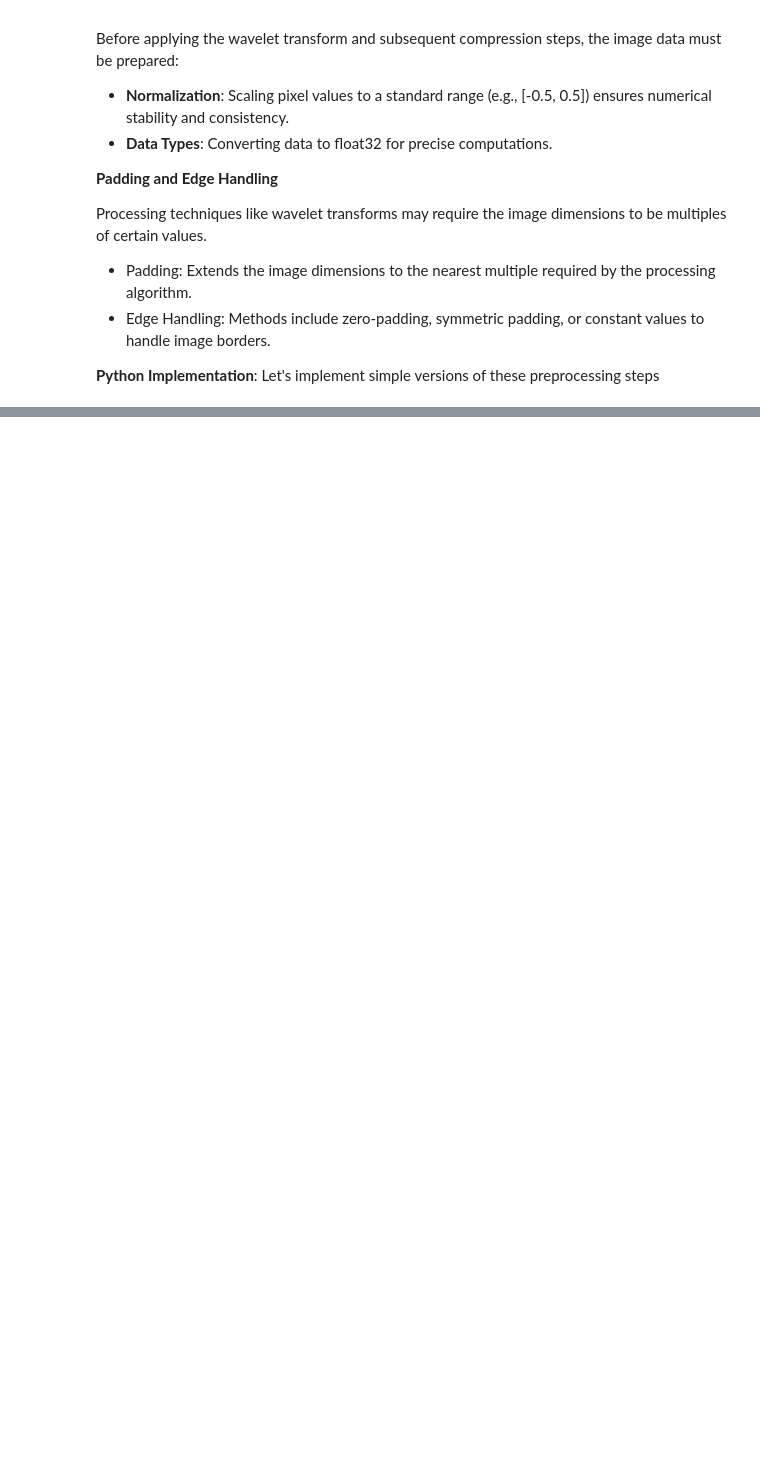
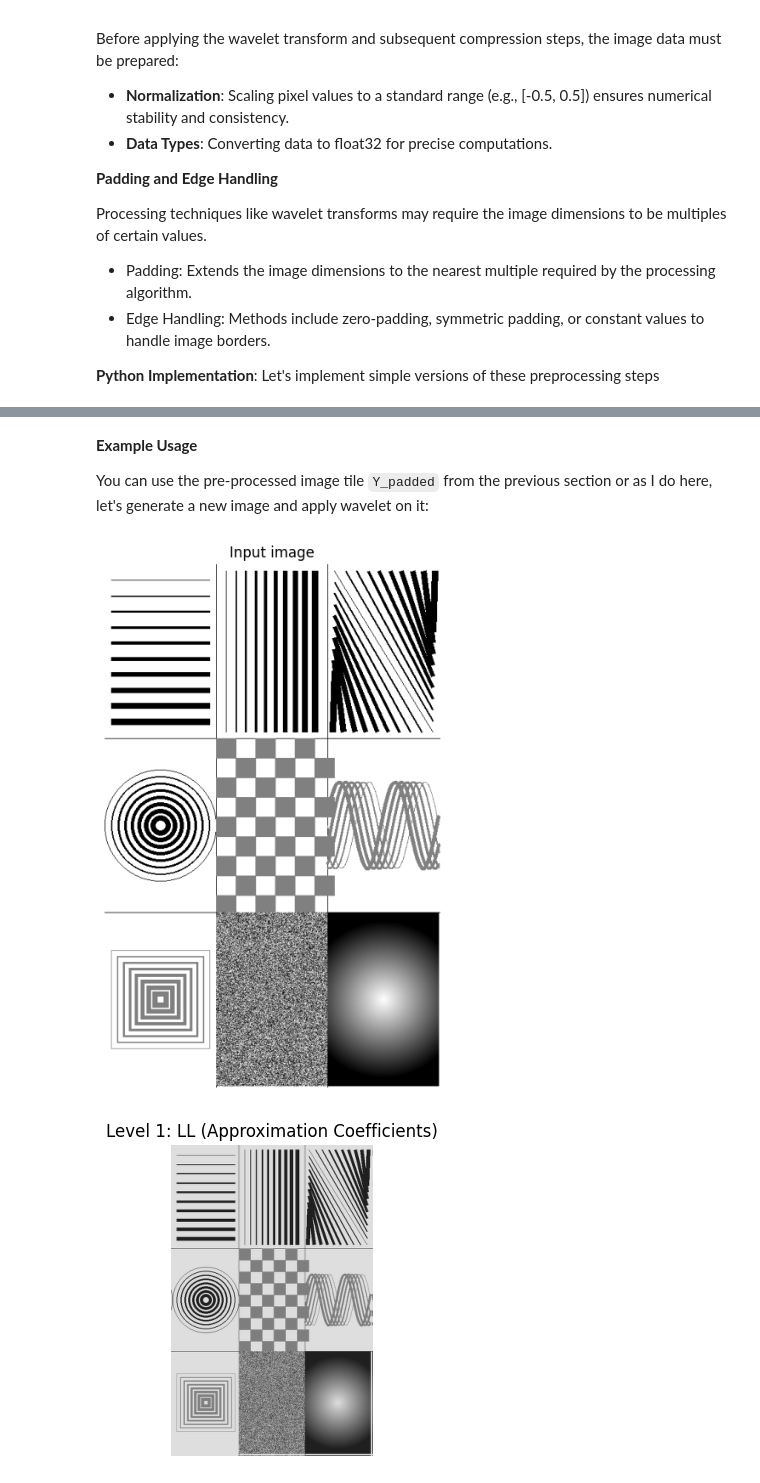
Before and after one commit to alisaaalehi/jpeg2000-mini, a Jupyter notebook: jpeg2000-tutorial.ipynb, the cells around one changed output, grey strips where cells are left out. Drawn from its saved outputs; the diff is of its cells as text; code cells hidden in the pictures; blank space fills up the shorter version.

Commit message:
Add wavelet section

```diff
--- a/jpeg2000-tutorial.ipynb
+++ b/jpeg2000-tutorial.ipynb
@@ -438,0 +504,32 @@ Padded Y Component | Shape: (520, 520), Range: [-0.50, -0.50]
+# %% [markdown]
+**Example Usage**
+
+You can use the pre-processed image tile `Y_padded` from the previous section or as I do here, let's generate a new image and apply wavelet on it:
+# %%
+import pywt
+import matplotlib.pylab as plt
+from utils import visualize_coeffs, visualize_coeffs_2D, create_pattern_image
+
+
+#image = pywt.data.camera()
+image = create_pattern_image(save_dir='.', image_width=512, image_height=800, grayscale=True)
+base_figsize = 8
+
+figsize = (base_figsize, base_figsize)
+plt.figure(figsize=figsize)
+plt.imshow(image, cmap='gray')
+plt.title(f'Input image')
+plt.axis('off')
+plt.show()
+
+# Perform multi-level 2D Discrete Wavelet Transform
+# Set number of levels for decomposition
+n_levels = 1
+#The type of wavelet to use (e.g., 'bior4.4' for 9/7, 'bior2.2' for 5/3).
+wavelet = 'bior4.4'
+coefficients = pywt.wavedec2(image, wavelet, level=n_levels)
+
+visualize_coeffs(coefficients, n_levels, image.shape, base_figsize)
+# %% [output]
+[figure, added]
+[figure, added]
```
Also changed, not shown: parts of 6 cells of this notebook, 1 other file.
